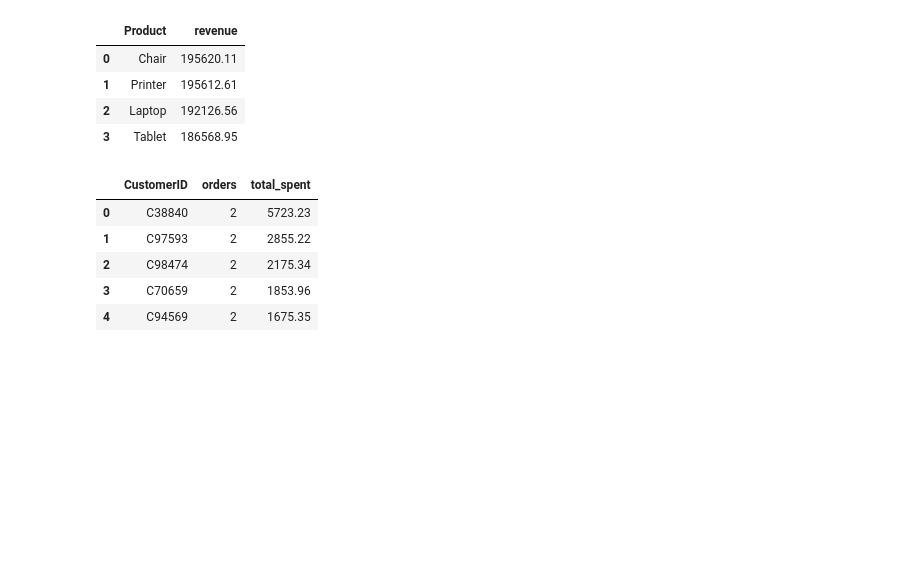
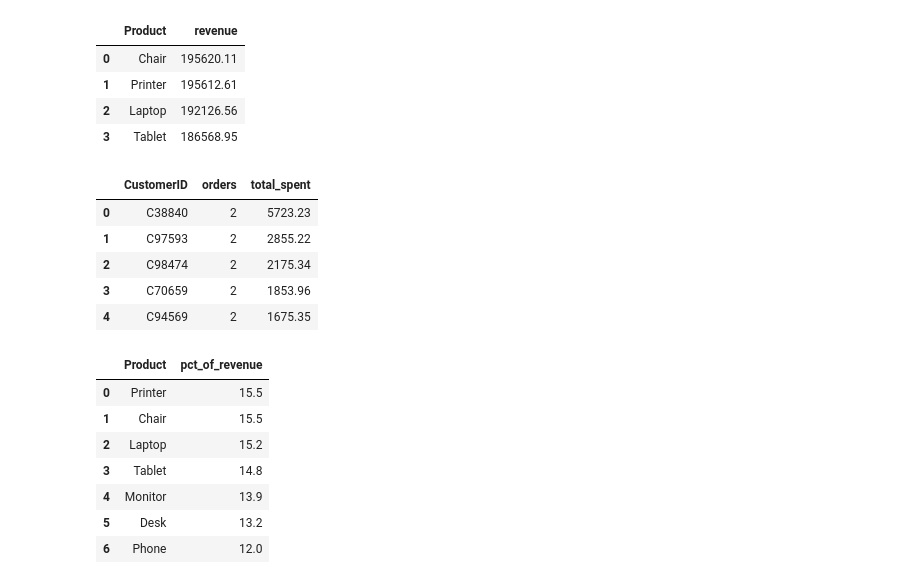
Before and after one commit to nasirali2024ag5310-arch/decodelabs-internship-project3, a Jupyter notebook: SQL_Project3.ipynb, the cells around one changed output. Drawn from its saved outputs; the diff is of its cells as text; code cells hidden in the pictures; blank space fills up the shorter version.

Commit message:
Advanced Insights (Percentage contribution)

```diff
--- a/SQL_Project3.ipynb
+++ b/SQL_Project3.ipynb
@@ -338,3 +338,22 @@ q("""
 | 2 | C98474 | 2 | 2175.34 |
 | 3 | C70659 | 2 | 1853.96 |
 | 4 | C94569 | 2 | 1675.35 |
+# %%
+# Advanced Insights (Percentage contribution)
+# Percentage contribution of each prodcut to total revenue
+q("""
+    SELECT  Product,
+            ROUND(SUM(TotalPrice)* 100.0 / (SELECT SUM(TotalPrice) FROM orders), 1) AS pct_of_revenue
+        FROM orders
+        GROUP BY Product
+        ORDER BY pct_of_revenue DESC
+""")
+# %% [output]
+|  | Product | pct_of_revenue |
+| 0 | Printer | 15.5 |
+| 1 | Chair | 15.5 |
+| 2 | Laptop | 15.2 |
+| 3 | Tablet | 14.8 |
+| 4 | Monitor | 13.9 |
+| 5 | Desk | 13.2 |
+| 6 | Phone | 12.0 |
```
Also changed, not shown: parts of 2 cells of this notebook, 1 other file.
